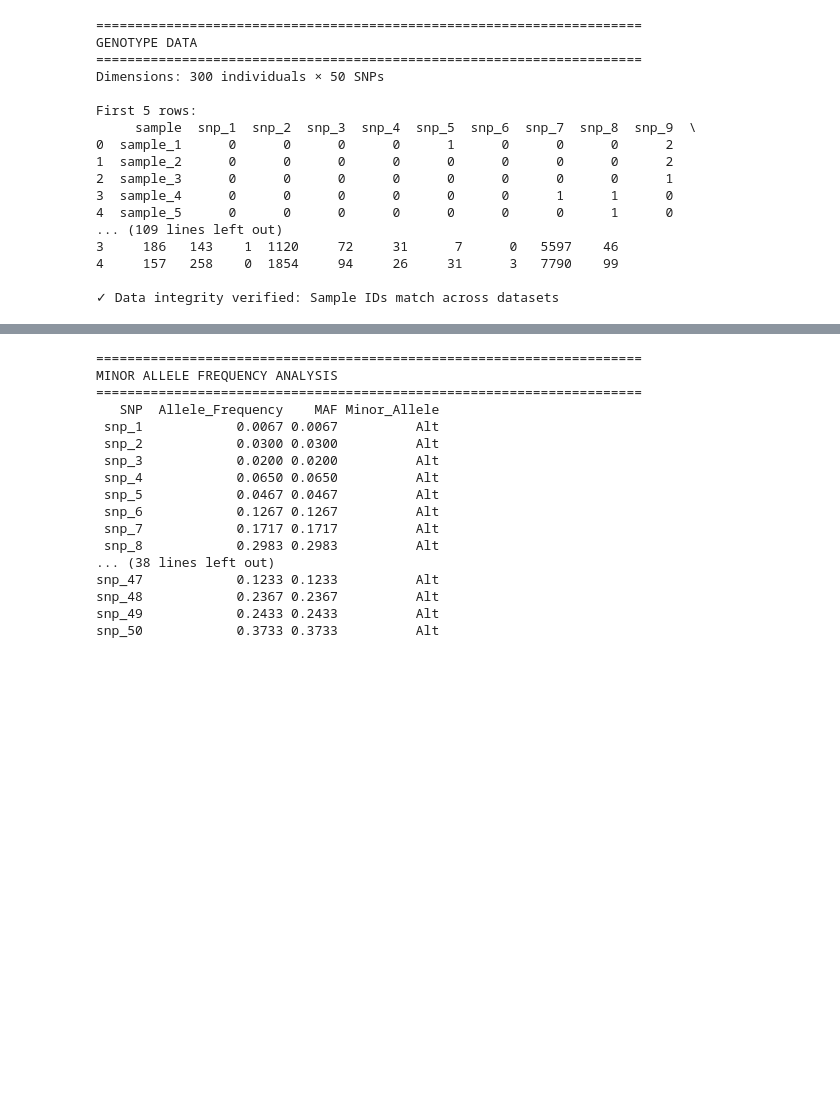
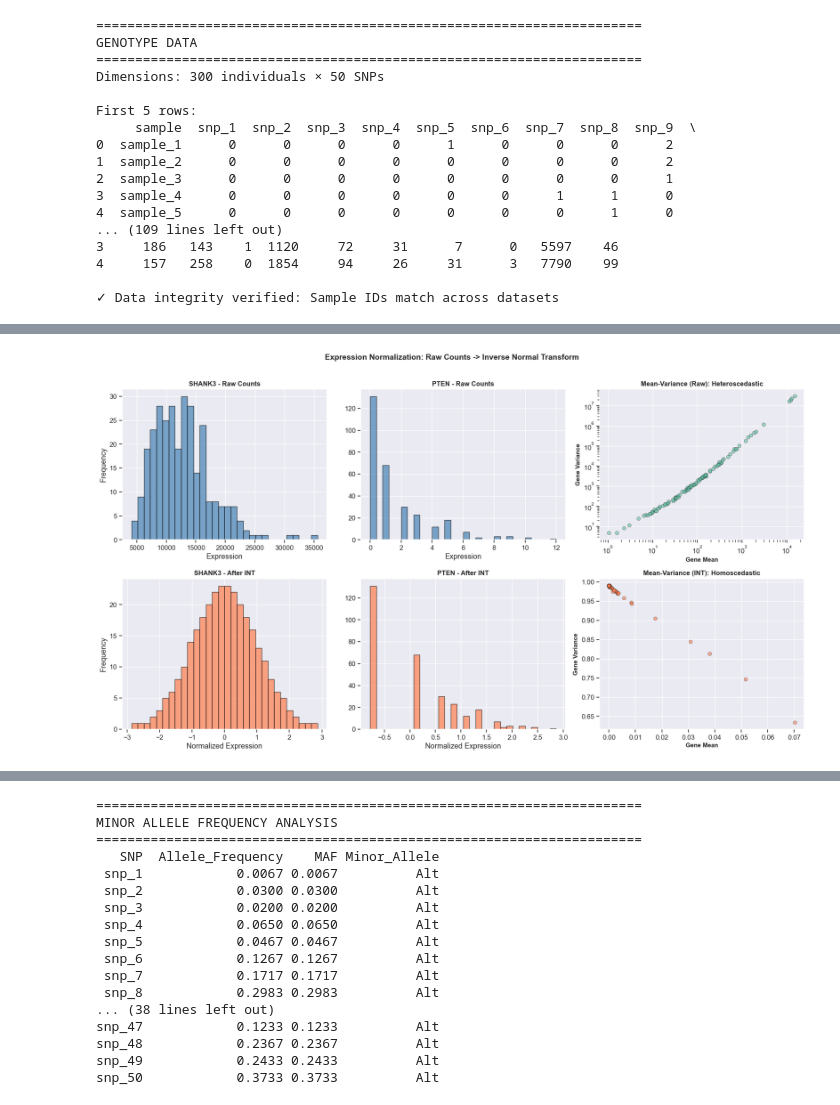
Before and after one commit to vladimirkovacevic/multiomics, a Jupyter notebook: notebooks/2_eQTL.ipynb, the cells around one changed output, grey strips where cells are left out. Saved outputs shown, nothing was run; the diff lists cells and outputs as text; code cells hidden in the pictures; blank space fills up the shorter version.

```diff
--- a/notebooks/2_eQTL.ipynb
+++ b/notebooks/2_eQTL.ipynb
@@ -134,0 +150,92 @@ First 5 rows:
+# %%
+from scipy.stats import rankdata, norm
+
+print("=" * 70)
+print("EXPRESSION NORMALIZATION")
+print("=" * 70)
+
+# Preserve sample column
+sample_ids = expr['sample']
+expr_raw = expr.iloc[:, 1:].copy()
+
+print(f"\nBefore normalization (raw counts):")
+print(f"  Range: [{expr_raw.min().min():.0f}, {expr_raw.max().max():.0f}]")
+print(f"  Mean of gene means: {expr_raw.mean().mean():.1f}")
+print(f"  Example (SHANK3): mean={expr_raw['SHANK3'].mean():.0f}, std={expr_raw['SHANK3'].std():.0f}")
+print(f"  Example (PTEN):   mean={expr_raw['PTEN'].mean():.2f}, std={expr_raw['PTEN'].std():.2f}")
+
+# Inverse Normal Transformation (INT) per gene
+# Rank each gene across samples, then map ranks to quantiles of N(0,1)
+# Ranks are invariant to monotonic transforms, so log2 beforehand would be redundant
+def inverse_normal_transform(x):
+    """Rank-based inverse normal transformation (Blom's method)."""
+    n = len(x)
+    ranks = rankdata(x)
+    # Blom's formula: quantiles at (rank - 3/8) / (n + 1/4)
+    quantiles = (ranks - 3/8) / (n + 1/4)
+    return norm.ppf(quantiles)
+
+expr_int = expr_raw.apply(inverse_normal_transform, axis=0)
+
+print(f"\nAfter inverse normal transformation:")
+print(f"  Range: [{expr_int.min().min():.3f}, {expr_int.max().max():.3f}]")
+print(f"  Mean of gene means: {expr_int.mean().mean():.6f} (approx 0)")
+print(f"  Mean of gene stds:  {expr_int.std().mean():.6f} (approx 1)")
+
+# Reconstruct the expr DataFrame with normalized values
+expr = pd.concat([sample_ids, expr_int], axis=1)
+
+# Visualize before vs after
+fig, axes = plt.subplots(2, 3, figsize=(18, 10))
+
+# Row 1: Before (raw counts)
+ax = axes[0, 0]
+ax.hist(expr_raw['SHANK3'], bins=30, edgecolor='black', alpha=0.7, color='steelblue')
+ax.set_title('SHANK3 - Raw Counts', fontsize=12, fontweight='bold')
+ax.set_xlabel('Expression')
+ax.set_ylabel('Frequency')
+
+ax = axes[0, 1]
+ax.hist(expr_raw['PTEN'], bins=30, edgecolor='black', alpha=0.7, color='steelblue')
+ax.set_title('PTEN - Raw Counts', fontsize=12, fontweight='bold')
+ax.set_xlabel('Expression')
+
+ax = axes[0, 2]
+# Show variance vs mean relationship (raw)
+gene_means_raw = expr_raw.mean()
+gene_vars_raw = expr_raw.var()
+ax.scatter(gene_means_raw, gene_vars_raw, alpha=0.6, s=40, edgecolors='black', linewidth=0.5)
+ax.set_xlabel('Gene Mean', fontsize=11, fontweight='bold')
+ax.set_ylabel('Gene Variance', fontsize=11, fontweight='bold')
+ax.set_title('Mean-Variance (Raw): Heteroscedastic', fontsize=12, fontweight='bold')
+ax.set_xscale('log')
+ax.set_yscale('log')
+
+# Row 2: After normalization
+ax = axes[1, 0]
+ax.hist(expr_int['SHANK3'], bins=30, edgecolor='black', alpha=0.7, color='coral')
+ax.set_title('SHANK3 - After INT', fontsize=12, fontweight='bold')
+ax.set_xlabel('Normalized Expression')
+ax.set_ylabel('Frequency')
+
+ax = axes[1, 1]
+ax.hist(expr_int['PTEN'], bins=30, edgecolor='black', alpha=0.7, color='coral')
+ax.set_title('PTEN - After INT', fontsize=12, fontweight='bold')
+ax.set_xlabel('Normalized Expression')
+
+ax = axes[1, 2]
+gene_means_int = expr_int.mean()
+gene_vars_int = expr_int.var()
+ax.scatter(gene_means_int, gene_vars_int, alpha=0.6, s=40, edgecolors='black', linewidth=0.5, color='coral')
+ax.set_xlabel('Gene Mean', fontsize=11, fontweight='bold')
+ax.set_ylabel('Gene Variance', fontsize=11, fontweight='bold')
+ax.set_title('Mean-Variance (INT): Homoscedastic', fontsize=12, fontweight='bold')
+
+plt.suptitle('Expression Normalization: Raw Counts -> Inverse Normal Transform',
+             fontsize=14, fontweight='bold', y=1.01)
+plt.tight_layout()
+plt.show()
+
+print("\n✓ Expression normalized via inverse normal transform (Blom's method)")
+print("  All downstream analyses will use normalized expression values")
+# %% [output]
@@ -134,0 +256 @@ First 5 rows:
+[figure, added]
```
Also changed, not shown: parts of 18 cells of this notebook, 3 other files.
